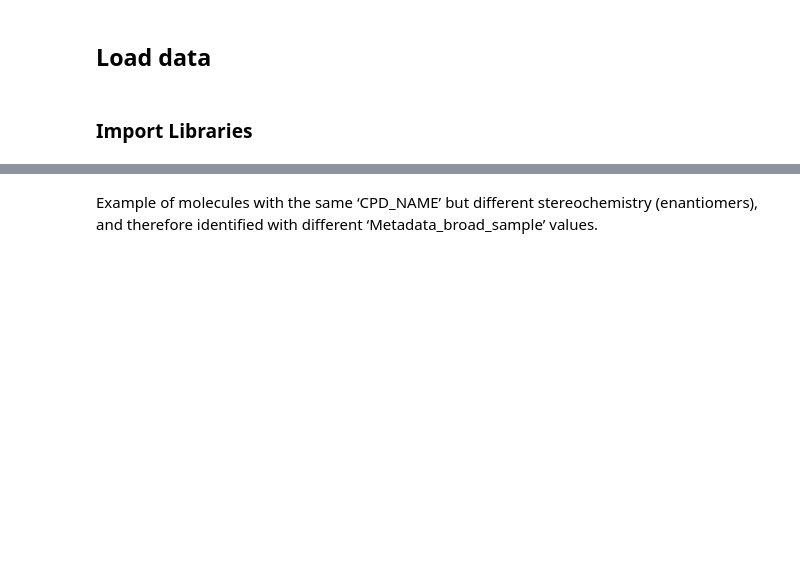
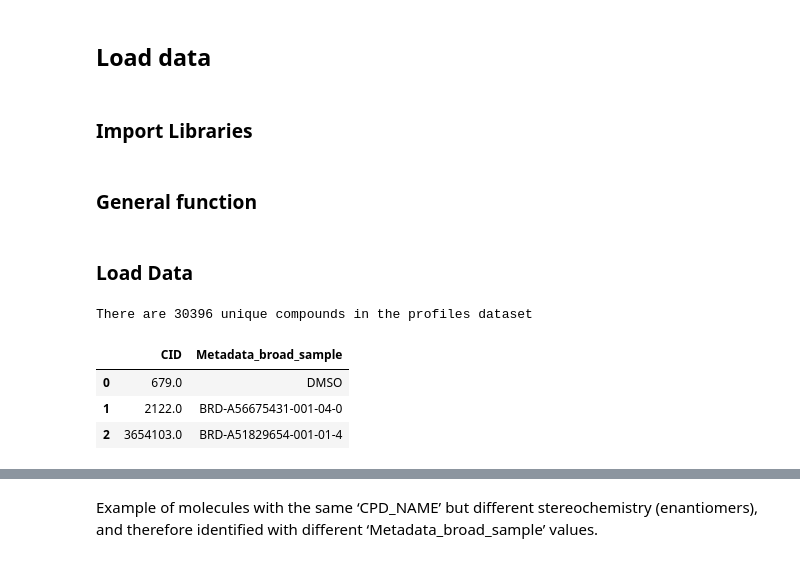
Before and after one commit to f-sod/GCC, a Jupyter notebook: Notebooks/Endocrine_activity_prediction.ipynb, the cells around one changed output, grey strips where cells are left out. Cells and saved outputs as stored; diff of their text form; code cells hidden in the pictures; blank space fills up the shorter version.

```diff
--- a/Notebooks/Endocrine_activity_prediction.ipynb
+++ b/Notebooks/Endocrine_activity_prediction.ipynb
@@ -30,0 +32,2 @@ import pandas as pd
+# %% [markdown]
+### General function
@@ -31,5 +48,13 @@ import pandas as pd
+# %% [markdown]
+### Load Data
 # %%
-profiles_cid_pubchem = pd.read_pickle('../Data/Annotations/pubchem_annotation1.pkl')
+profiles_cid_pubchem = pd.read_pickle('../Data/Annotations/pubchem_annotation1_october_2.pkl') #pd.read_csv('../pubchem_annotation_morpho.csv',sep='\t')
 #profiles_cid_pubchem = profiles_cid_pubchem[['CID','CPD_NAME']]
 print(f"There are {profiles_cid_pubchem['CID'].nunique()} unique compounds in the profiles dataset")
 profiles_cid_pubchem.head(3)
+# %% [output]
+There are 30396 unique compounds in the profiles dataset
+|  | CID | Metadata_broad_sample |
+| 0 | 679.0 | DMSO |
+| 1 | 2122.0 | BRD-A56675431-001-04-0 |
+| 2 | 3654103.0 | BRD-A51829654-001-01-4 |
```
Also changed, not shown: parts of 54 cells of this notebook, 1 other file.
